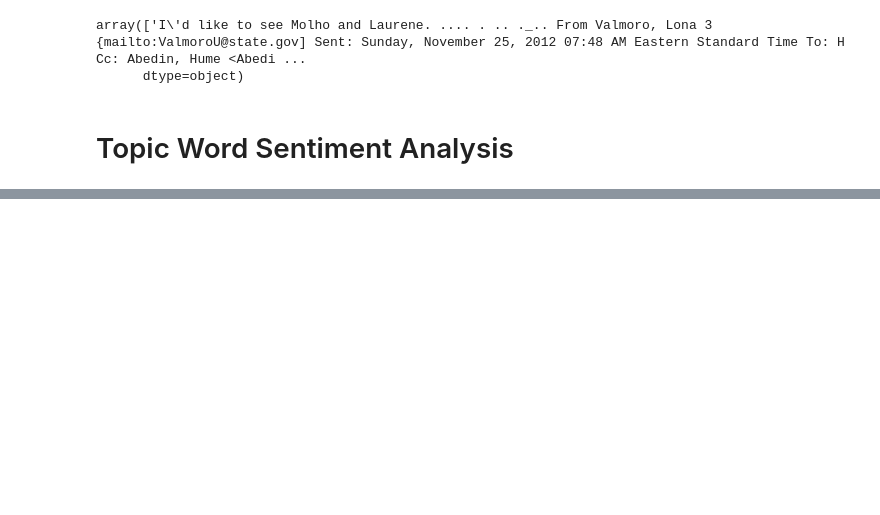
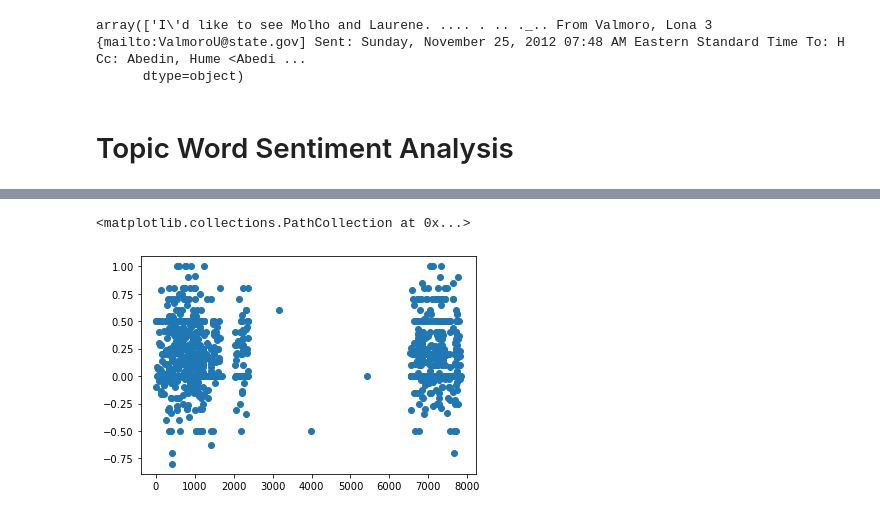
Before and after one commit to vanessa920/nlp_hillary_email, a Jupyter notebook: hilary_email_EDA.ipynb, the cells around one changed output, grey strips where cells are left out. Saved outputs shown, nothing was run; the diff lists cells and outputs as text; code cells hidden in the pictures; blank space fills up the shorter version.

```diff
--- a/hilary_email_EDA.ipynb
+++ b/hilary_email_EDA.ipynb
@@ -341,0 +419,5 @@ new_topic_2=list(set(topic_2) - set(topic_1) - set(topic_0))
+# %%
+plt.scatter(topic_df['Id'],topic_df['scores_TextBlob'])
+# %% [output]
+<matplotlib.collections.PathCollection at 0x...>
+[figure, added]
```
Also changed, not shown: parts of 22 cells of this notebook.
